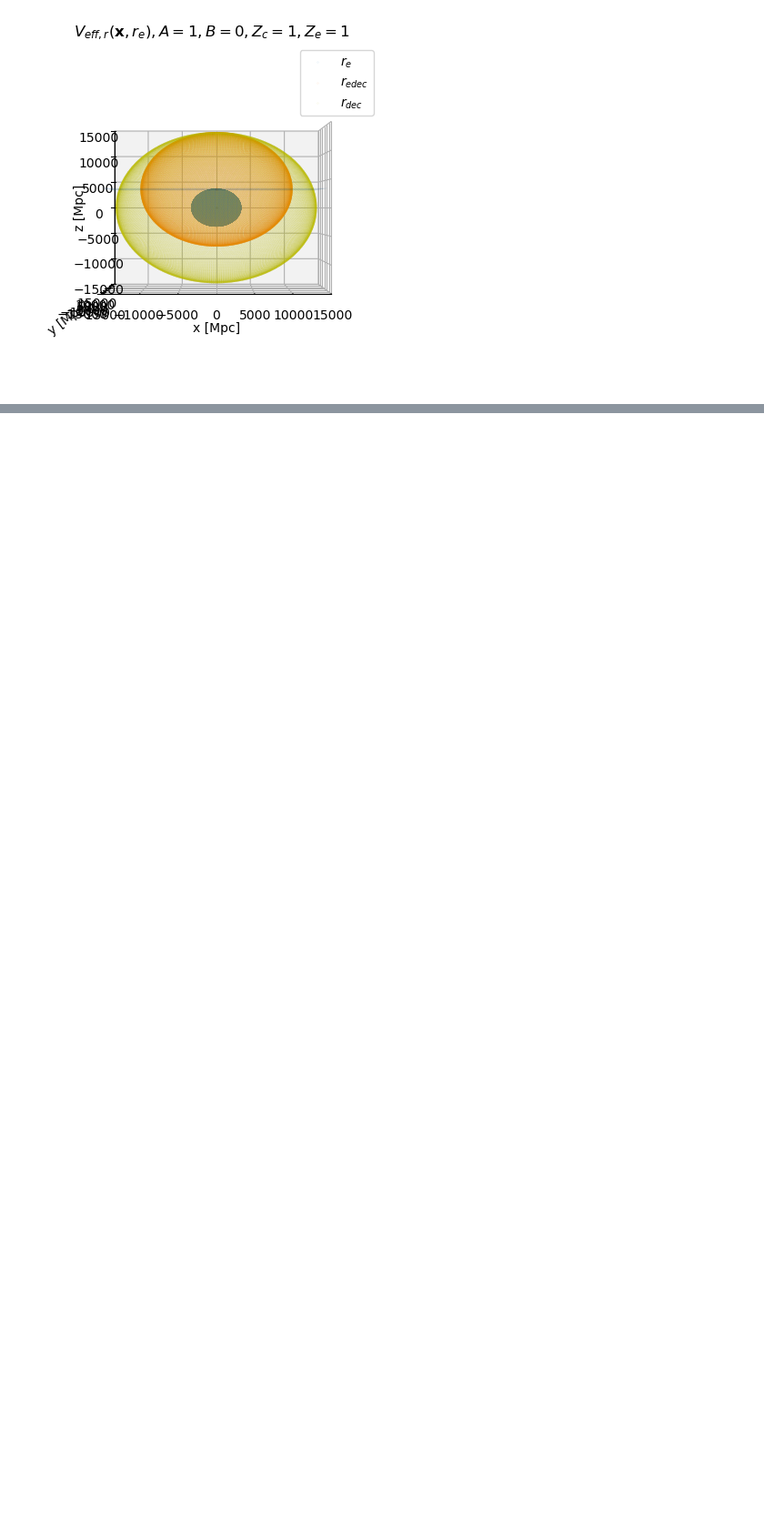
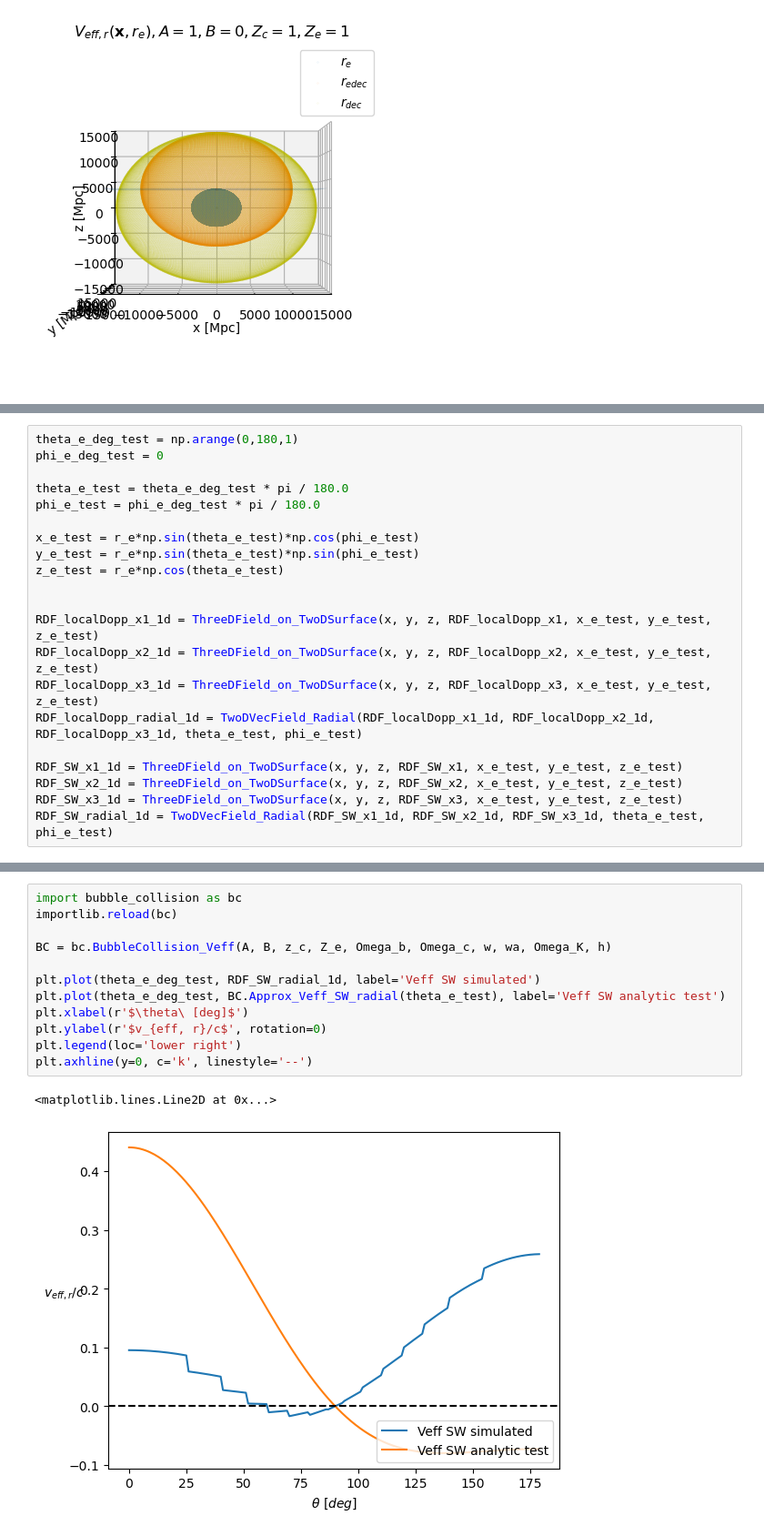
Before and after one commit to catketchup/ReCCO, a Jupyter notebook: code/sim_bubble_collision.ipynb, the cells around one changed output, grey strips where cells are left out. Shown at 91% size. Cells and saved outputs as stored; diff of their text form; blank space fills up the shorter version.

```diff
--- a/code/sim_bubble_collision.ipynb
+++ b/code/sim_bubble_collision.ipynb
@@ -308,0 +395,21 @@ plt.plot(x, RDF_localDopp_x3[0, 0, :])
+# %%
+theta_e_deg_test = np.arange(0,180,1)
+phi_e_deg_test = 0
+
+theta_e_test = theta_e_deg_test * pi / 180.0
+phi_e_test = phi_e_deg_test * pi / 180.0
+
+x_e_test = r_e*np.sin(theta_e_test)*np.cos(phi_e_test)
+y_e_test = r_e*np.sin(theta_e_test)*np.sin(phi_e_test)
+z_e_test = r_e*np.cos(theta_e_test)
+
+
+RDF_localDopp_x1_1d = ThreeDField_on_TwoDSurface(x, y, z, RDF_localDopp_x1, x_e_test, y_e_test, z_e_test)
+RDF_localDopp_x2_1d = ThreeDField_on_TwoDSurface(x, y, z, RDF_localDopp_x2, x_e_test, y_e_test, z_e_test)
+RDF_localDopp_x3_1d = ThreeDField_on_TwoDSurface(x, y, z, RDF_localDopp_x3, x_e_test, y_e_test, z_e_test)
+RDF_localDopp_radial_1d = TwoDVecField_Radial(RDF_localDopp_x1_1d, RDF_localDopp_x2_1d, RDF_localDopp_x3_1d, theta_e_test, phi_e_test)
+
+RDF_SW_x1_1d = ThreeDField_on_TwoDSurface(x, y, z, RDF_SW_x1, x_e_test, y_e_test, z_e_test)
+RDF_SW_x2_1d = ThreeDField_on_TwoDSurface(x, y, z, RDF_SW_x2, x_e_test, y_e_test, z_e_test)
+RDF_SW_x3_1d = ThreeDField_on_TwoDSurface(x, y, z, RDF_SW_x3, x_e_test, y_e_test, z_e_test)
+RDF_SW_radial_1d = TwoDVecField_Radial(RDF_SW_x1_1d, RDF_SW_x2_1d, RDF_SW_x3_1d, theta_e_test, phi_e_test)
@@ -308,0 +418,15 @@ plt.plot(x, RDF_localDopp_x3[0, 0, :])
+# %%
+import bubble_collision as bc
+importlib.reload(bc)
+
+BC = bc.BubbleCollision_Veff(A, B, z_c, Z_e, Omega_b, Omega_c, w, wa, Omega_K, h)
+
+plt.plot(theta_e_deg_test, RDF_SW_radial_1d, label='Veff SW simulated')
+plt.plot(theta_e_deg_test, BC.Approx_Veff_SW_radial(theta_e_test), label='Veff SW analytic test')
+plt.xlabel(r'$\theta\ [deg]$')
+plt.ylabel(r'$v_{eff, r}/c$', rotation=0)
+plt.legend(loc='lower right')
+plt.axhline(y=0, c='k', linestyle='--')
+# %% [output]
+<matplotlib.lines.Line2D at 0x...>
+[figure, added]
```
Also changed, not shown: parts of 11 cells of this notebook, 1 other file.
